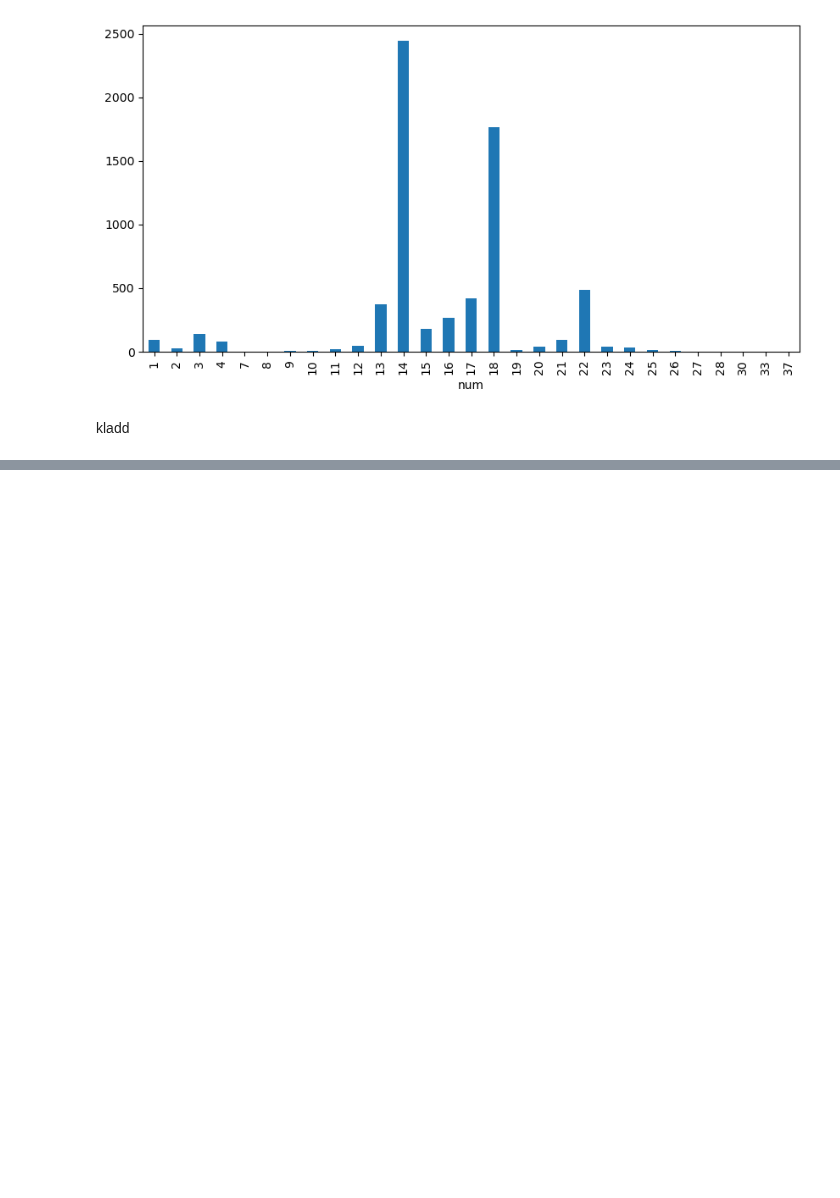
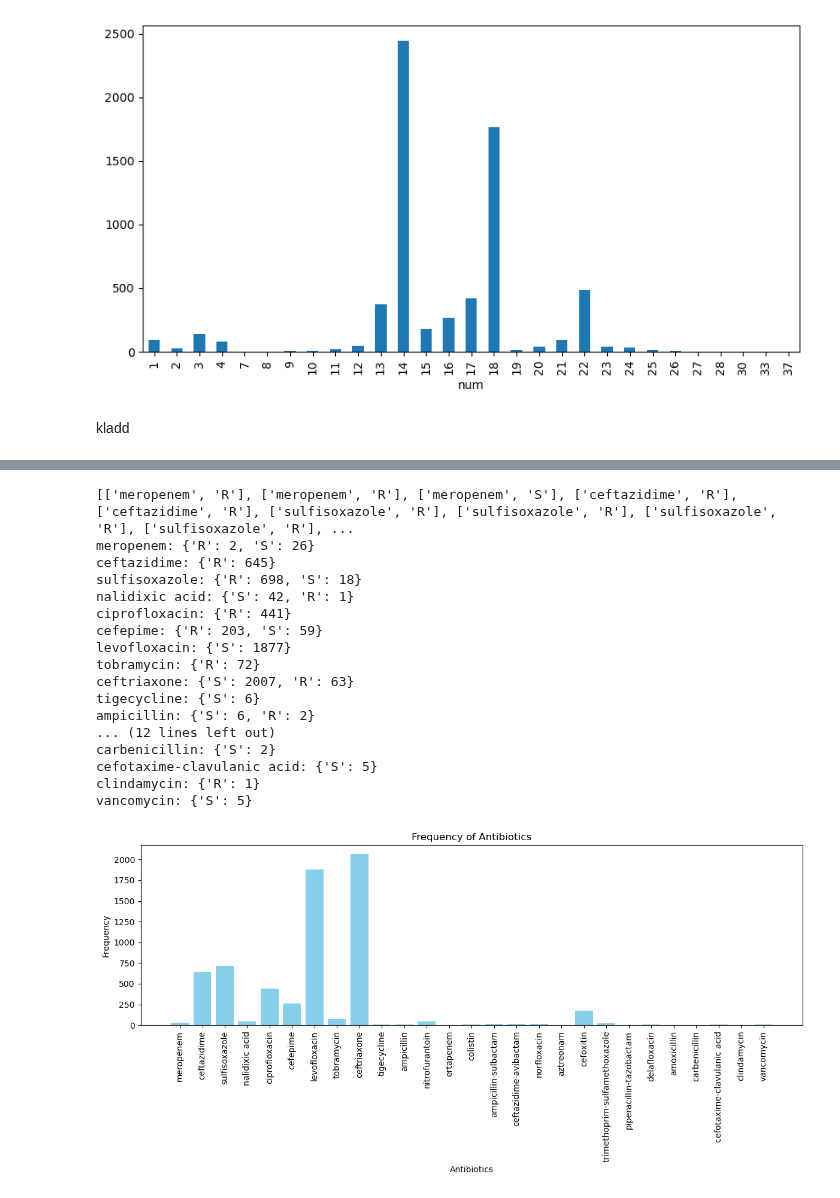
Before and after one commit to aeerik/base, a Jupyter notebook: Data_analysis.ipynb, the cells around one changed output, grey strips where cells are left out. Cells and saved outputs as stored; diff of their text form; code cells hidden in the pictures; blank space fills up the shorter version.

```diff
--- a/Data_analysis.ipynb
+++ b/Data_analysis.ipynb
@@ -412,7 +412,7 @@ warnings.filterwarnings("ignore")
 data_dir = 'c:\\Users\\erikw\\Desktop\\ExjobbKod\\data'
 ab_dir = 'c:\\Users\\erikw\\Desktop\\ExjobbKod\\base'
 
-include_pheno = False
+include_pheno = True
 threshold_year = 1970
 
 data_dir =Path(os.path.abspath(data_dir))
@@ -468,7 +468,6 @@ if include_pheno:
 else:
     NCBI = NCBI[NCBI['AST_phenotypes'].isna()]
     NCBI = NCBI.drop('AST_phenotypes', axis=1)
-print(NCBI.head())
 NCBI.fillna("[PAD]", inplace=True)
 
 ab_dir =Path(os.path.abspath(ab_dir))
@@ -489,0 +492,77 @@ NCBI.shape
+# %%
+import matplotlib.pyplot as plt
+SR_df = NCBI['AST_phenotypes'].to_frame()
+
+column_list = NCBI['AST_phenotypes'].tolist()
+modified_list = [element[0].strip('[]') if isinstance(element, list) else element for element in column_list]
+
+
+for i in range(len(modified_list)):
+    modified_list[i] = modified_list[i].split('=')
+print(modified_list[:10])
+
+antibiotic_counts = {}
+
+for item in modified_list:
+    antibiotic = item[0]
+    resistance = item[1]
+    if antibiotic in antibiotic_counts:
+        antibiotic_counts[antibiotic][resistance] = antibiotic_counts[antibiotic].get(resistance, 0) + 1
+    else:
+        antibiotic_counts[antibiotic] = {resistance: 1}
+
+
+for antibiotic, counts in antibiotic_counts.items():
+    print(f"{antibiotic}: {counts}")
+
+
+R_count = sum([count.get('R', 0) for count in antibiotic_counts.values()])
+S_count = sum([count.get('S', 0) for count in antibiotic_counts.values()])
+
+antibiotics = list(antibiotic_counts.keys())
+frequencies = [sum(data.values()) for data in antibiotic_counts.values()]
+
+# Plot frequency of antibiotics
+plt.figure(figsize=(12, 6))
+plt.bar(antibiotics, frequencies, color='skyblue')
+plt.title('Frequency of Antibiotics')
+plt.xlabel('Antibiotics')
+plt.ylabel('Frequency')
+plt.xticks(rotation=90)
+plt.tight_layout()
+plt.show()
+
+# Calculate the percentage of 'R' and 'S' correspondant to each antibiotic
+percentages_R = [(data.get('R', 0) / sum(data.values())) * 100 for data in antibiotic_counts.values()]
+percentages_S = [(data.get('S', 0) / sum(data.values())) * 100 for data in antibiotic_counts.values()]
+
+# Plot percentage of 'R' and 'S' correspondant to each antibiotic
+plt.figure(figsize=(12, 6))
+plt.bar(antibiotics, percentages_R, color='lightcoral', label='R')
+plt.bar(antibiotics, percentages_S, bottom=percentages_R, color='lightskyblue', label='S')
+plt.title('Percentage of R and S Correspondant to Each Antibiotic')
+plt.xlabel('Antibiotics')
+plt.ylabel('Percentage')
+plt.xticks(rotation=90)
+plt.legend()
+plt.tight_layout()
+plt.show()
+# %% [output]
+[['meropenem', 'R'], ['meropenem', 'R'], ['meropenem', 'S'], ['ceftazidime', 'R'], ['ceftazidime', 'R'], ['sulfisoxazole', 'R'], ['sulfisoxazole', 'R'], ['sulfisoxazole', 'R'], ['sulfisoxazole', 'R'], ...
+meropenem: {'R': 2, 'S': 26}
+ceftazidime: {'R': 645}
+sulfisoxazole: {'R': 698, 'S': 18}
+nalidixic acid: {'S': 42, 'R': 1}
+ciprofloxacin: {'R': 441}
+cefepime: {'R': 203, 'S': 59}
+levofloxacin: {'S': 1877}
+tobramycin: {'R': 72}
+ceftriaxone: {'S': 2007, 'R': 63}
+tigecycline: {'S': 6}
+ampicillin: {'S': 6, 'R': 2}
+... (12 lines left out)
+carbenicillin: {'S': 2}
+cefotaxime-clavulanic acid: {'S': 5}
+clindamycin: {'R': 1}
+vancomycin: {'S': 5}
+[figure, added]
```
Also changed, not shown: parts of 4 cells of this notebook.
